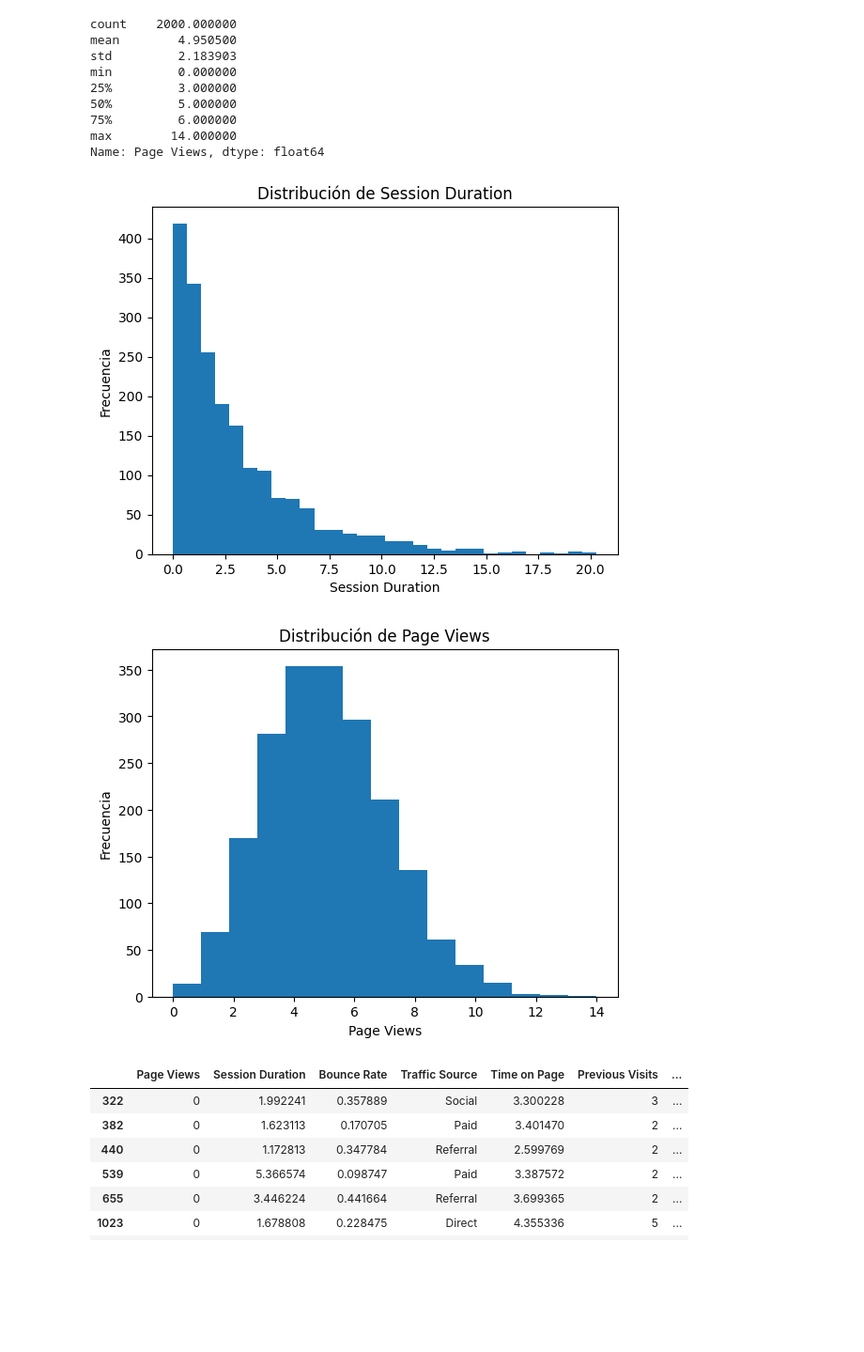
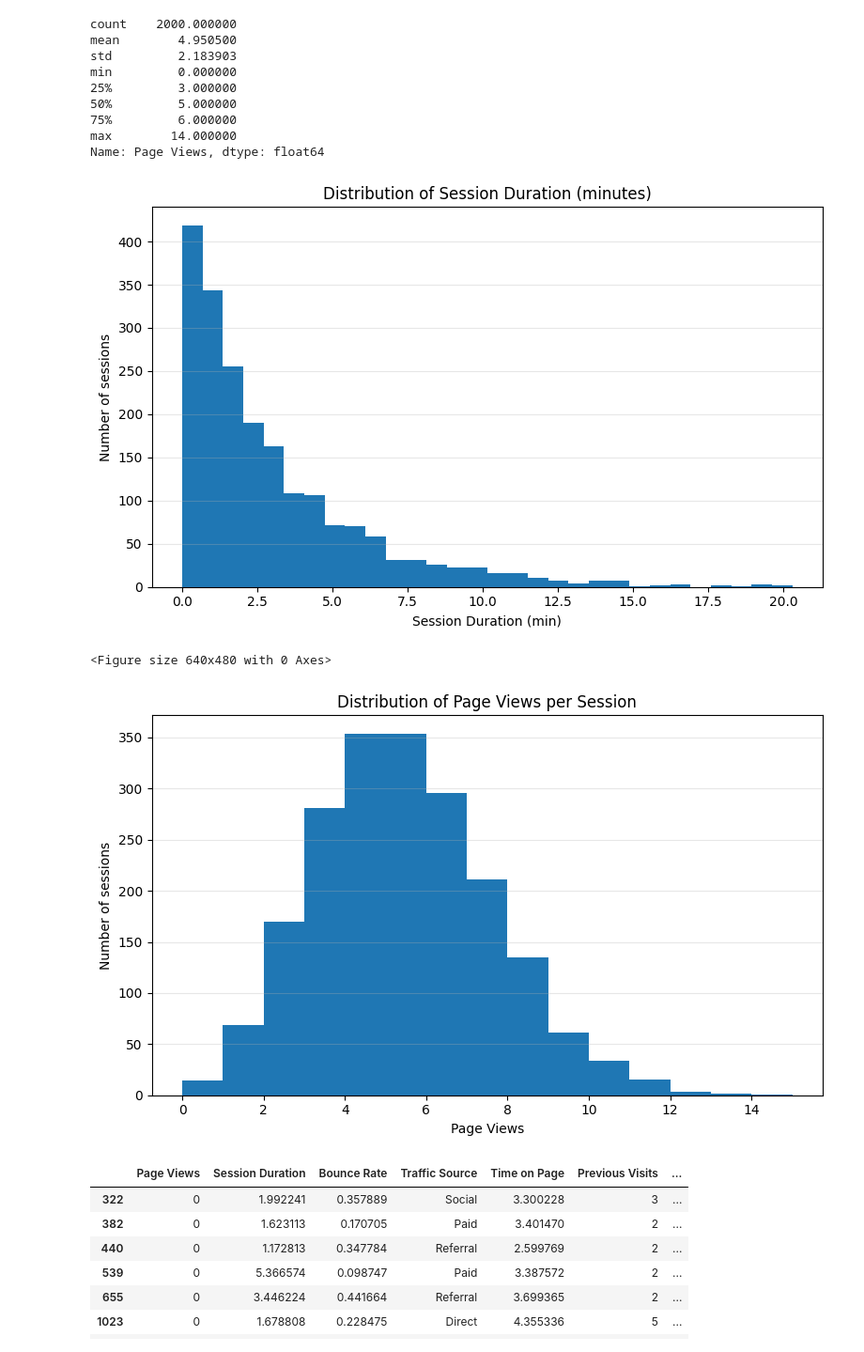
Before and after one commit to ferProg/web_analysis_project, a Jupyter notebook: notebooks/01_Session_Overview.ipynb, the cells around one changed output. Shown at 94% size. Saved outputs shown, nothing was run; the diff lists cells and outputs as text; code cells hidden in the pictures; blank space fills up the shorter version.

Commit message:
Finalize web analytics mini-project: visuals, KPI table and exports

```diff
--- a/notebooks/01_Session_Overview.ipynb
+++ b/notebooks/01_Session_Overview.ipynb
@@ -1,7 +1,7 @@
 # %%
 import pandas as pd
 
-df = pd.read_csv("data/website_wata.csv")
+df = pd.read_csv("../data/website_wata.csv")
 
 df.head()
 df.info()
@@ -57,22 +57,33 @@ Name: Page Views, dtype: float64
 # %%
 import matplotlib.pyplot as plt
 
 # Session Duration
+plt.figure(figsize=(8, 5))
 plt.hist(df["Session Duration"], bins=30)
-plt.xlabel("Session Duration")
-plt.ylabel("Frecuencia")
-plt.title("Distribución de Session Duration")
+plt.xlabel("Session Duration (min)")
+plt.ylabel("Number of sessions")
+plt.title("Distribution of Session Duration (minutes)")
+plt.grid(axis="y", alpha=0.3)
+plt.tight_layout()
 plt.show()
+plt.savefig("../outputs/session_duration_hist.png", dpi=120)
 
 # Page Views
-plt.hist(df["Page Views"], bins=15)
+plt.figure(figsize=(8, 5))
+plt.hist(df["Page Views"], bins=range(0, df["Page Views"].max() + 2))
+plt.title("Distribution of Page Views per Session")
 plt.xlabel("Page Views")
-plt.ylabel("Frecuencia")
-plt.title("Distribución de Page Views")
+plt.ylabel("Number of sessions")
+plt.grid(axis="y", alpha=0.3)
+plt.tight_layout()
+
+plt.savefig("../outputs/page_views_hist.png", dpi=120)
+
 plt.show()
 # %% [output]
-[figure, old version]
+[figure, new version]
+<Figure size 640x480 with 0 Axes>
-[figure, old version]
+[figure, new version]
 # %%
 df[df["Page Views"] == 0]
 # %% [output]
```
Also changed, not shown: parts of 1 cell of this notebook, 8 other files.
